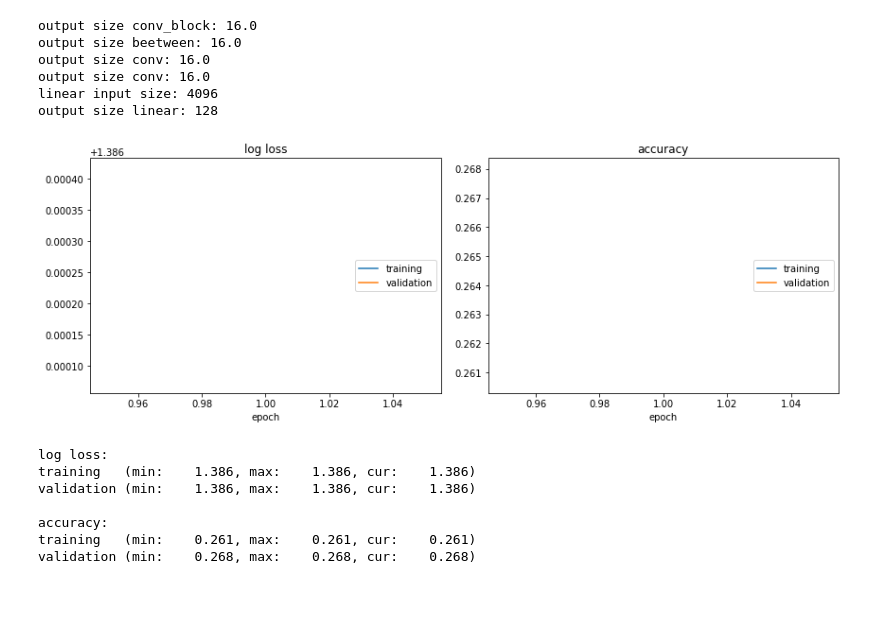
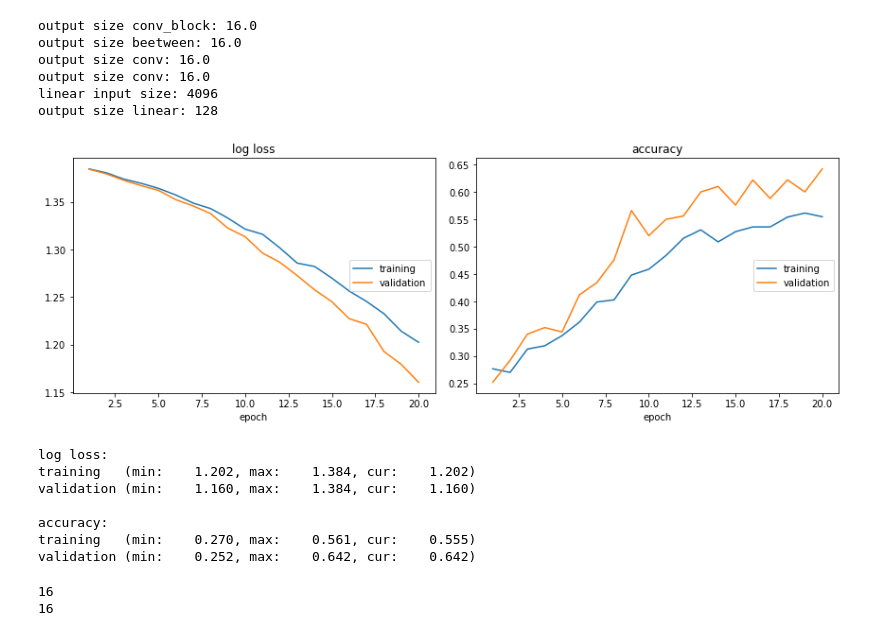
Before and after one commit to stared/frankenstein-networks, a Jupyter notebook: SuperMegaConvolutionalNetworkTests.ipynb, the cells around one changed output. Drawn from its saved outputs; the diff is of its cells as text; code cells hidden in the pictures; blank space fills up the shorter version.

```diff
--- a/SuperMegaConvolutionalNetworkTests.ipynb
+++ b/SuperMegaConvolutionalNetworkTests.ipynb
@@ -12,7 +12,7 @@ X shape: (2000, 784), type:uint8
 model1=PrimeNet(nn.ReLU, nn.MaxPool2d,2,0,0, k_size=5 )
 criterion = nn.CrossEntropyLoss()
 optimizer1 = optim.Adam(model1.parameters(), lr=1e-4)
-epoch_num=1
+epoch_num=20
 # %% [output]
 output size conv_block: 16.0
 output size conv_block: 32.0
@@ -62,7 +53,7 @@ validation (min:    0.260, max:    0.260, cur:    0.260)
 # %%
 model2=PrimeNet(nn.ReLU, nn.MaxPool2d,1,2,1 )
 criterion = nn.CrossEntropyLoss()
-optimizer1 = optim.Adam(model1.parameters(), lr=1e-4)
+optimizer2= optim.Adam(model2.parameters(), lr=1e-4)
 # %% [output]
 output size conv_block: 16.0
 output size beetween: 16.0
@@ -71,15 +62,15 @@ output size conv: 16.0
 linear input size: 4096
 output size linear: 128
 # %%
-model2_trained = train_model(model2, criterion, optimizer1, num_epochs=epoch_num)
+model2_trained = train_model(model2, criterion, optimizer2, num_epochs=epoch_num)
 # %% [output]
-[figure, old version]
+[figure, new version]
 log loss:
-training   (min:    1.386, max:    1.386, cur:    1.386)
-validation (min:    1.386, max:    1.386, cur:    1.386)
+training   (min:    1.202, max:    1.384, cur:    1.202)
+validation (min:    1.160, max:    1.384, cur:    1.160)
 
 accuracy:
-training   (min:    0.261, max:    0.261, cur:    0.261)
-validation (min:    0.268, max:    0.268, cur:    0.268)
+training   (min:    0.270, max:    0.561, cur:    0.555)
+validation (min:    0.252, max:    0.642, cur:    0.642)
 # %%
 net_before = nn.Sequential(
@@ -99,2 +90,8 @@ connector = make_connector_1conv(model1.give_num_of_ch_in_when_cut(layer_cut_1),
+# %%
+print(model1.give_num_of_ch_in_when_cut(layer_cut_1))
+print(model2.give_num_of_ch_out_when_cut(layer_cut_2))
+# %% [output]
+16
+16
 # %%
 sewn_model3 = SewnConvNet(net_before, net_after, connector)
```
Also changed, not shown: parts of 9 cells of this notebook.
